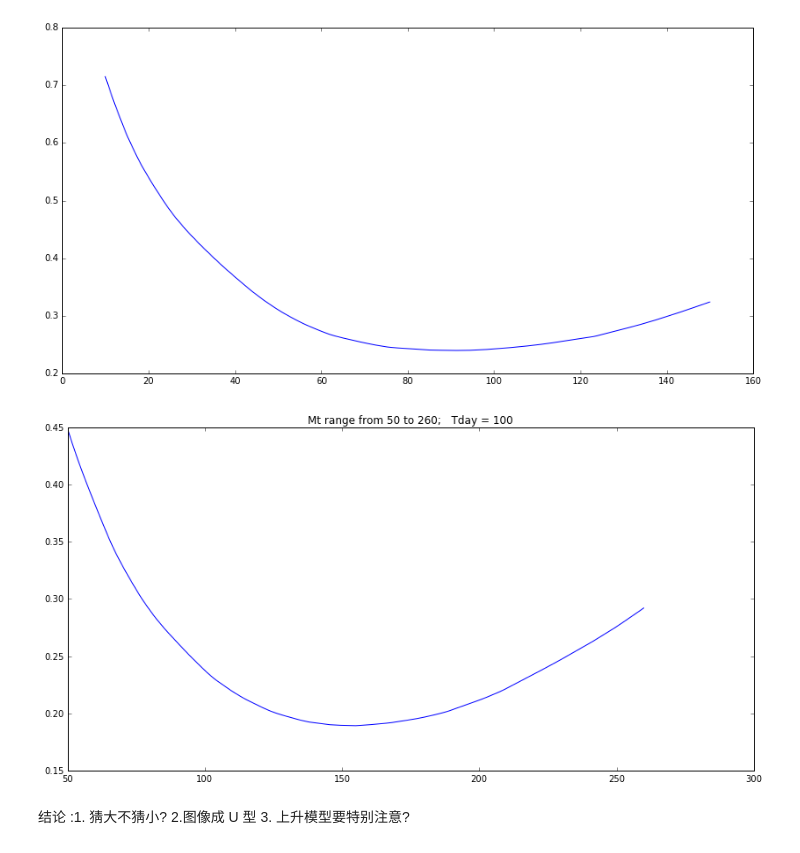
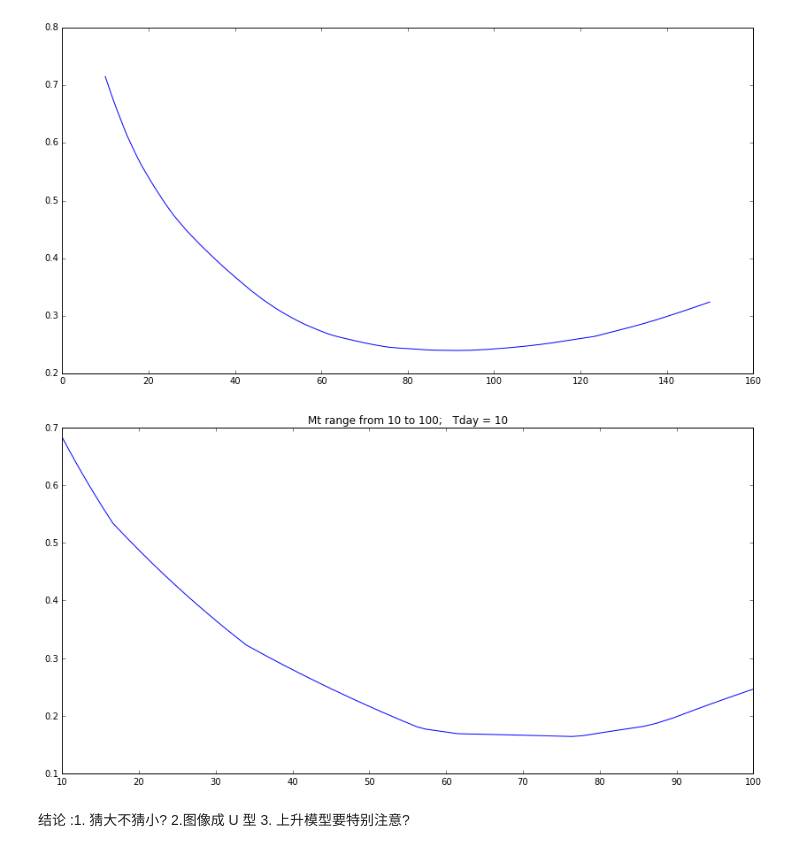
Before and after one commit to wakemeup-xyz/TianChi_IJCAI-17_sales_prediction_code, a Jupyter notebook: score function optmize.ipynb, the cells around one changed output. Cells and saved outputs as stored; diff of their text form; code cells hidden in the pictures.

```diff
--- a/score function optmize.ipynb
+++ b/score function optmize.ipynb
@@ -60,9 +60,9 @@ def draw(y1,y2,Tday=20):
     plt.plot(x,y)
     plt.title('Mt range from '+ str(y1)+ ' to '+ str(y2)+';   Tday = '+str(Tday) )
 # %%
-draw(50,260,100)
+draw(10,100,10)
 # %% [output]
-[figure, old version]
+[figure, new version]
 # %% [markdown]
 结论 :1. 猜大不猜小?
      2.图像成  U 型
```
Also changed, not shown: 4 other files.
